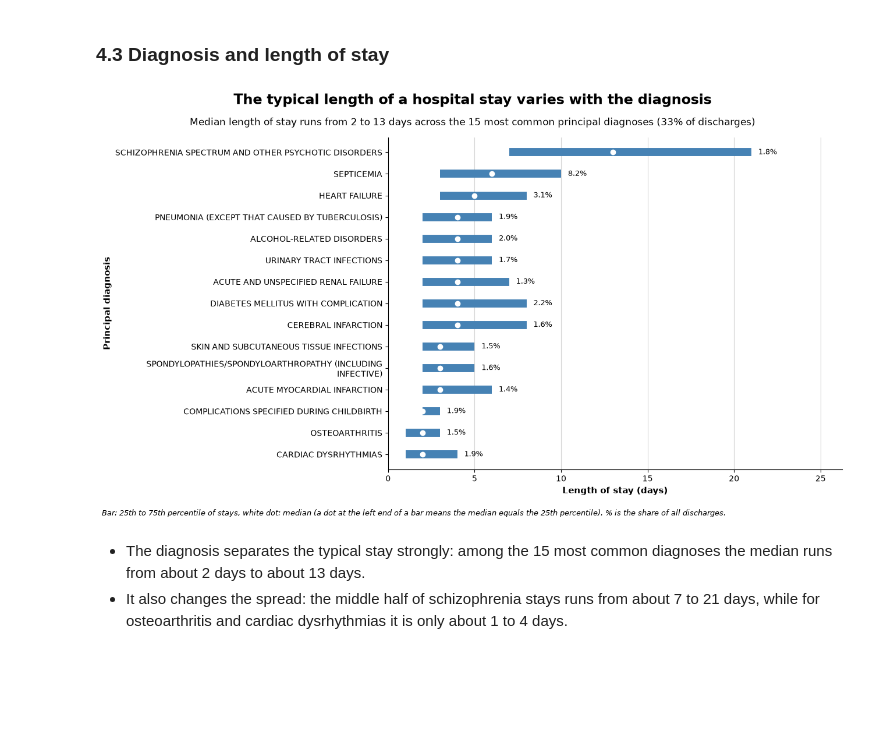
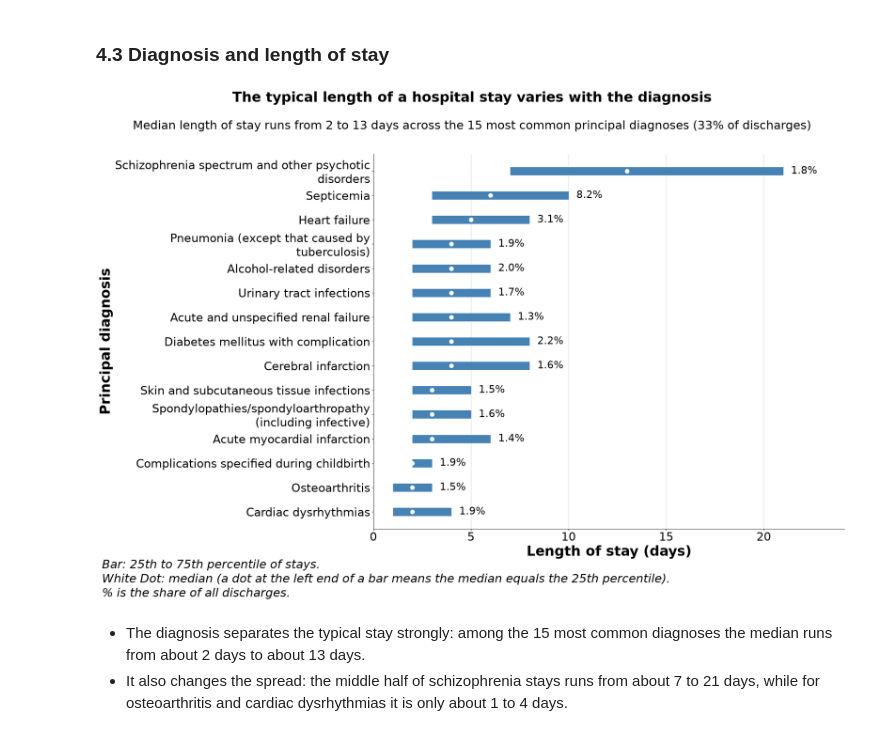
Before and after one commit to suehuynh/hospital-stay-forecast, a Jupyter notebook: src/sparcs_los_eda.ipynb, the cells around one changed output. Cells and saved outputs as stored; diff of their text form; code cells hidden in the pictures; blank space fills up the shorter version.

```diff
--- a/src/sparcs_los_eda.ipynb
+++ b/src/sparcs_los_eda.ipynb
@@ -725,47 +716,47 @@ plt.show()
 # %%
 names = df_raw.drop_duplicates("ccsr_diagnosis_code").set_index("ccsr_diagnosis_code")["ccsr_diagnosis_description"]
 
 # the 15 most common diagnoses
 top_codes = df_final["ccsr_diagnosis_code"].value_counts().head(15).index
 top = df_final[df_final["ccsr_diagnosis_code"].isin(top_codes)]
 top_share = len(top) / len(df_final)
 
 # median and middle half of the stay for each, shortest median first
 stats = top.groupby("ccsr_diagnosis_code")["los"].quantile([0.25, 0.5, 0.75]).unstack().sort_values(0.5)
 counts = top["ccsr_diagnosis_code"].value_counts()
 
-fig, ax = plt.subplots(figsize=(13, 7.5))
+fig, ax = plt.subplots(figsize=(23, 16))
 y = range(len(stats))
-ax.hlines(y, stats[0.25], stats[0.75], color="steelblue", lw=10)    # 25th to 75th percentile
-ax.plot(stats[0.5], y, "o", color="white", ms=6)                    # median
+ax.hlines(y, stats[0.25], stats[0.75], color="steelblue", lw=18)    # 25th to 75th percentile
+ax.plot(stats[0.5], y, "o", color="white", ms=9)                    # median
 
 for i, code in enumerate(stats.index):                              # share of all discharges, next to each bar
     share = counts[code] / len(df_final) * 100
-    ax.text(stats.loc[code, 0.75] + 0.4, i, f"{share:.1f}%", va="center", fontsize=9, color="black")
+    ax.text(stats.loc[code, 0.75] + 0.4, i, f"{share:.1f}%", va="center", fontsize=22, color="black")
 
 ax.set_yticks(list(y))
-ax.set_yticklabels([textwrap.fill(names[c], 55) for c in stats.index], fontsize=10)
-ax.set_xlabel("Length of stay (days)", fontsize=11, fontweight="bold")
-ax.set_ylabel("Principal diagnosis", fontsize=11, fontweight="bold")
-ax.set_xlim(0, stats[0.75].max() * 1.25)
+ax.set_yticklabels([textwrap.fill(names[c].capitalize(), 45) for c in stats.index], fontsize=18)
+ax.set_xlabel("Length of stay (days)", fontsize=30, fontweight="bold")
+ax.set_ylabel("Principal diagnosis", fontsize=30, fontweight="bold")
+ax.set_xlim(0, stats[0.75].max() * 1.15)
 ax.grid(axis="x", color="lightgray")
 ax.set_axisbelow(True)
-ax.tick_params(colors="black")
+ax.tick_params(colors="black", labelsize=25)
 ax.spines[["top", "right"]].set_visible(False)
 
 fig.text(0.5, 0.98, "The typical length of a hospital stay varies with the diagnosis",
-         fontsize=17, fontweight="bold", ha="center", va="top")
+         fontsize=30, fontweight="bold", ha="center", va="top")
 fig.text(0.5, 0.925, f"Median length of stay runs from {stats[0.5].min():.0f} to {stats[0.5].max():.0f} days across the "
                      f"15 most common principal diagnoses ({top_share:.0%} of discharges)",
-         fontsize=12, color="black", ha="center", va="top")
-fig.text(0.01, 0.01, "Bar: 25th to 75th percentile of stays, white dot: median (a dot at the left end of a bar means "
-                     "the median equals the 25th percentile). % is the share of all discharges.",
-         fontsize=9, style="italic", color="black", ha="left", va="bottom")
-plt.tight_layout(rect=[0, 0.04, 1, 0.90])
+         fontsize=26, color="black", ha="center", va="top")
+fig.text(0.01, 0.01, "Bar: 25th to 75th percentile of stays. \nWhite Dot: median (a dot at the left end of a bar means "
+                     "the median equals the 25th percentile). \n% is the share of all discharges.",
+         fontsize=26, style="italic", color="black", ha="left", va="bottom")
+plt.tight_layout(rect=[0, 0.08, 1, 0.87])
 plt.savefig(FIG_DIR / "diagnosis_vs_los.png", dpi=150, bbox_inches="tight")
 plt.show()
 # %% [output]
-[figure, old version]
+[figure, new version]
 # %% [markdown]
 - The diagnosis separates the typical stay strongly: among the 15 most common diagnoses the median runs from about 2 days to about 13 days.
 - It also changes the spread: the middle half of schizophrenia stays runs from about 7 to 21 days, while for osteoarthritis and cardiac dysrhythmias it is only about 1 to 4 days.
```
Also changed, not shown: parts of 6 cells of this notebook, 6 other files.
